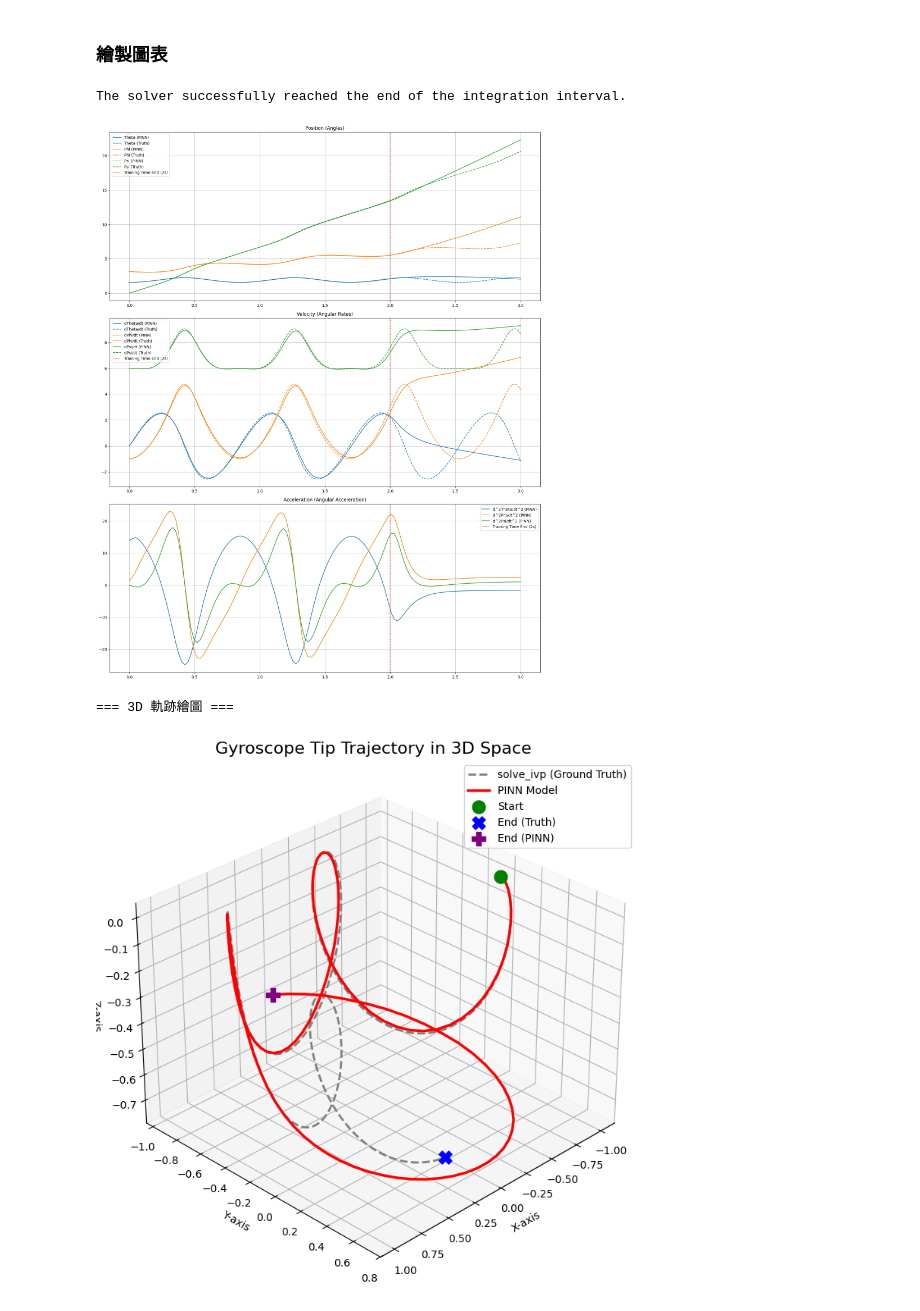
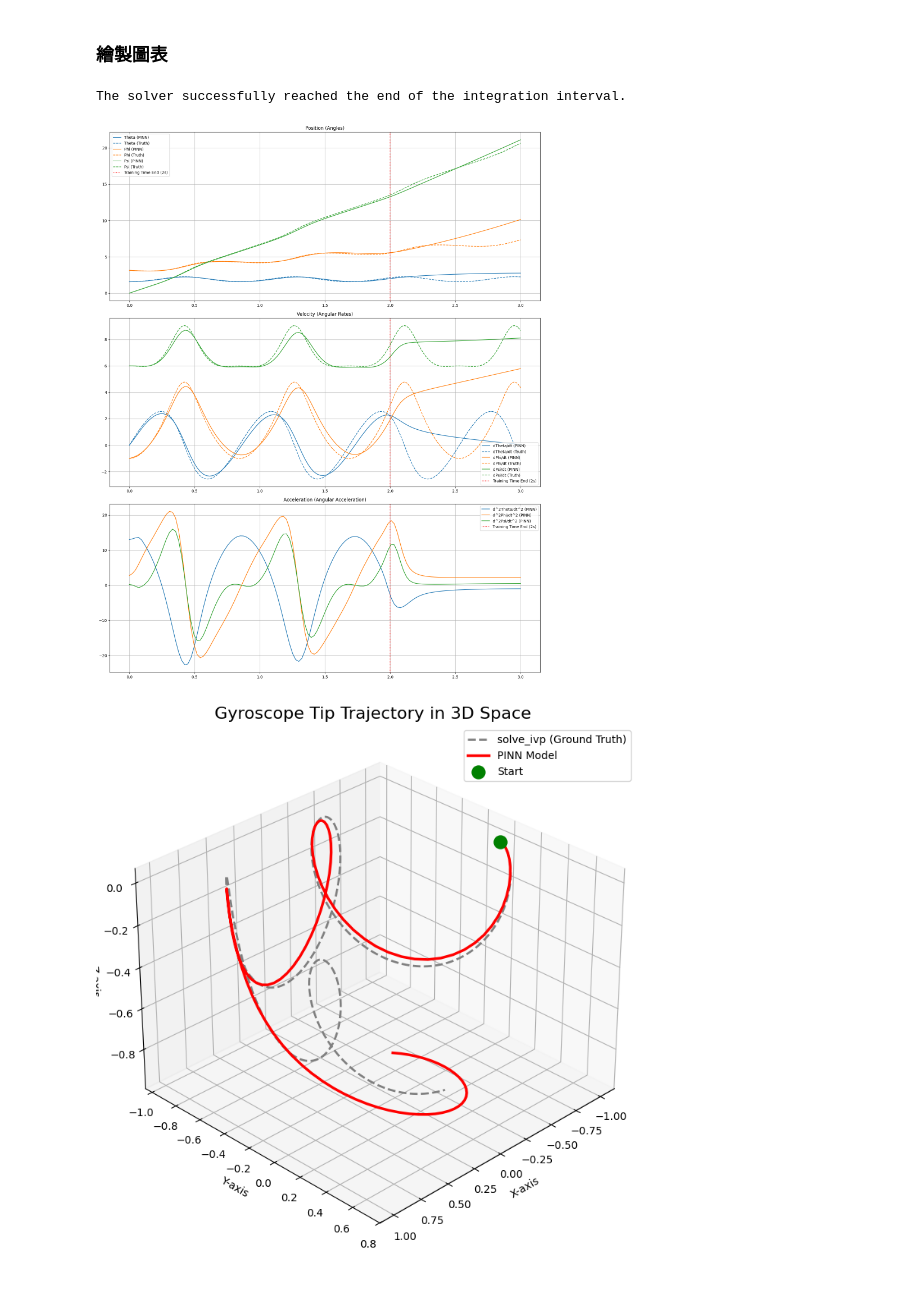
Before and after one commit to TheoLee1226/AI-Gyroscope, a Jupyter notebook: model_simulation.ipynb, the cells around one changed output. Cells and saved outputs as stored; diff of their text form; code cells hidden in the pictures.

```diff
--- a/model_simulation.ipynb
+++ b/model_simulation.ipynb
@@ -157,7 +96,7 @@ D_PSI_0 = 6
 TOTAL_TIME = 2
 
 # Training parameters
-EPOCHS = 6000
+EPOCHS = 3000
 BATCH_SIZE = 128
 LEARNING_RATE = 0.0001
 # %% [markdown]
@@ -387,7 +294,7 @@ class Model(nn.Module):
     def __init__(self, x_0, d_x_0):
         super(Model, self).__init__()
         self.x_0 = x_0
-        # self.d_x_0 = nn.Parameter(d_x_0)\
+        # self.d_x_0 = nn.Parameter(d_x_0)
         self.d_x_0 = d_x_0
         self.net = nn.Sequential(
             nn.Linear(1, 128),
@@ -401,7 +308,7 @@ class Model(nn.Module):
             nn.Linear(1024, 1024),
             nn.Tanh(),
             nn.Linear(1024, 128),
-            nn.Tanh(),
+            nn.ReLU()
             nn.Linear(128, 3)
         )
 
@@ -493,7 +388,7 @@ I = torch.tensor([I_1, I_2, I_3], dtype=torch.float32).to(DEVICE)
 
 model = Model(X_0, D_X_0).to(DEVICE)
 optimizer = torch.optim.Adam(model.parameters(), lr=LEARNING_RATE)
-scheduler = torch.optim.lr_scheduler.ReduceLROnPlateau(optimizer, mode='min', factor=0.8, patience=200, verbose=True)
+scheduler = torch.optim.lr_scheduler.ReduceLROnPlateau(optimizer, mode='min', factor=0.8, patience=200)
 
 loss_data = []
 
@@ -556,16 +451,13 @@ def loss_function(output, time):
     predicted_acceleration = moment_of_force(output, output_gradient, I, M, g, H)
     physics_loss = nn.MSELoss()(predicted_acceleration, output_gradient_2)
 
-    lagrangian_value = lagrangian(output, output_gradient, I, M, g, H)
-    lagrangian_loss = nn.MSELoss()(lagrangian_value, torch.zeros_like(lagrangian_value))
-
     initial_position_loss = nn.MSELoss()(output[0], X_0)
     initial_velocity_loss = nn.MSELoss()(output_gradient[0], D_X_0)
     initial_condition_loss = initial_position_loss + initial_velocity_loss
 
     total_loss = physics_loss
 
-    return total_loss, physics_loss, lagrangian_loss, initial_position_loss, initial_velocity_loss, initial_condition_loss
+    return total_loss, physics_loss, initial_position_loss, initial_velocity_loss, initial_condition_loss
 
 for epoch in range(EPOCHS):
     model.train()
@@ -577,7 +469,7 @@ for epoch in range(EPOCHS):
     output = model(time)
 
     optimizer.zero_grad()
-    total_loss, physics_loss, lagrangian_loss, initial_position_loss, initial_velocity_loss, initial_condition_loss = loss_function(output, time)
+    total_loss, physics_loss, initial_position_loss, initial_velocity_loss, initial_condition_loss = loss_function(output, time)
 
     total_loss.backward()
 
@@ -595,10 +487,5 @@ for epoch in range(EPOCHS):
 
     if epoch % 100 == 0:
         print(f'Epoch {epoch+1}/{EPOCHS}, Loss: {total_loss.item():.6f}, LR: {optimizer.param_groups[0]["lr"]:.2e}')
-        # print(f'  - Initial Condition (should be ~0): {initial_condition_loss.item():.10f}')
-        # print(f'  - Physics: {physics_loss.item():.10f}')
-        # print(f'  - Position (should be ~0): {initial_position_loss.item():.10f}')
-        # print(f'  - Velocity (should be ~0): {initial_velocity_loss.item():.10f}')
-
 print("訓練完成!")
 # %% [output]
@@ -801,7 +681,7 @@ plt.tight_layout()
 plt.show()
 # %% [output]
 The solver successfully reached the end of the integration interval.
-[figure, old version]
+[figure, new version]
 # %%
 import matplotlib.pyplot as plt
 from mpl_toolkits.mplot3d import Axes3D
@@ -821,34 +701,31 @@ else:
 
     theta_model = output[:, 0]
     phi_model = output[:, 1]
 
     phi_offset = phi_model[0] - phi_sim[0]
     phi_model_corrected = phi_model - phi_offset
 
     x_model = L * np.sin(theta_model) * np.cos(phi_model_corrected)
     y_model = L * np.sin(theta_model) * np.sin(phi_model_corrected)
     z_model = L * np.cos(theta_model)
 
     fig = plt.figure(figsize=(12, 9))
     ax = fig.add_subplot(111, projection='3d')
 
     ax.plot(x_sim, y_sim, z_sim, label='solve_ivp (Ground Truth)', color='gray', linestyle='--', linewidth=2)
     ax.plot(x_model, y_model, z_model, label='PINN Model', color='red', linewidth=2.5)
 
     ax.scatter(x_sim[0], y_sim[0], z_sim[0], color='green', s=150, label='Start', marker='o', depthshade=False)
-    ax.scatter(x_sim[-1], y_sim[-1], z_sim[-1], color='blue', s=150, label='End (Truth)', marker='X', depthshade=False)
-    ax.scatter(x_model[-1], y_model[-1], z_model[-1], color='purple', s=150, label='End (PINN)', marker='P', depthshade=False)
 
     ax.set_title("Gyroscope Tip Trajectory in 3D Space", fontsize=16)
     ax.set_xlabel("X-axis")
     ax.set_ylabel("Y-axis")
     ax.set_zlabel("Z-axis")
     ax.legend()
     ax.grid(True)
 
     ax.view_init(elev=30., azim=45)
 
     plt.show()
 # %% [output]
-=== 3D 軌跡繪圖 ===
-[figure, old version]
+[figure, new version]
```
Also changed, not shown: parts of 10 cells of this notebook.
